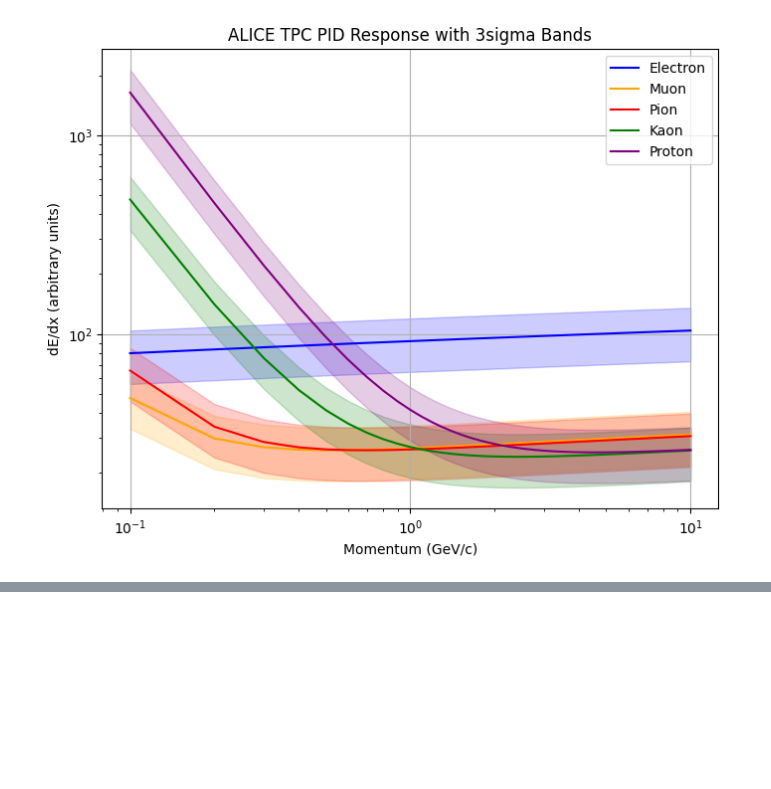
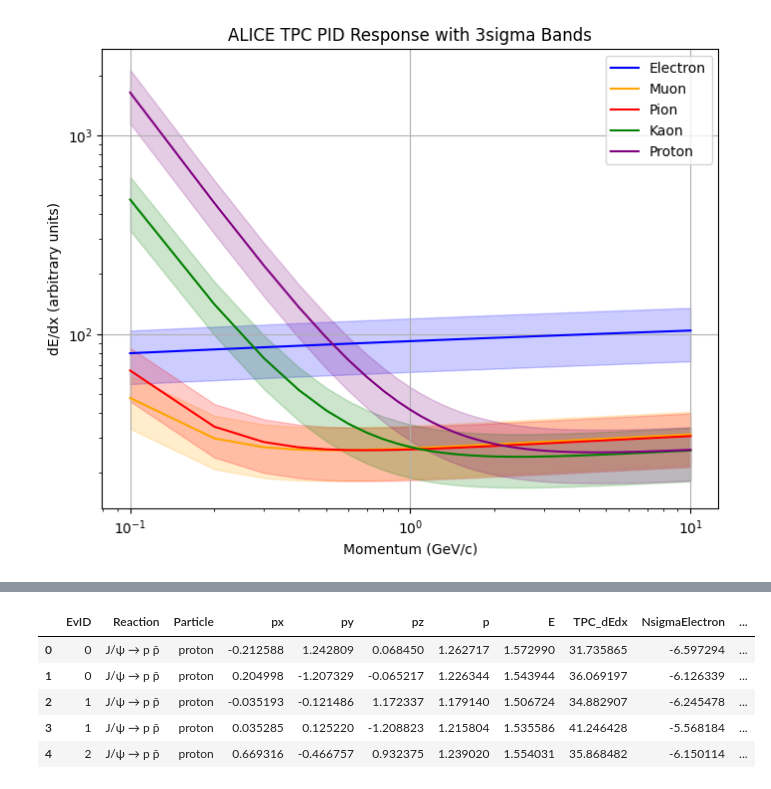
Before and after one commit to QuantumColibri/Exam-project, a Jupyter notebook: generation.ipynb, the cells around one changed output, grey strips where cells are left out. Saved outputs shown, nothing was run; the diff lists cells and outputs as text; code cells hidden in the pictures; blank space fills up the shorter version.

Commit message:
Dataset tables made and saved

```diff
--- a/generation.ipynb
+++ b/generation.ipynb
@@ -476,0 +641,11 @@ plot_tpc_pid_response_points(momentum_range)
+# %%
+df = generate_event_table(1000)
+
+df.head()
+# %% [output]
+|  | EvID | Reaction | Particle | px | py | pz | p | E | TPC_dEdx | NsigmaElectron | ... |
+| 0 | 0 | J/ψ → p p̄ | proton | -0.212588 | 1.242809 | 0.068450 | 1.262717 | 1.572990 | 31.735865 | -6.597294 | ... |
+| 1 | 0 | J/ψ → p p̄ | proton | 0.204998 | -1.207329 | -0.065217 | 1.226344 | 1.543944 | 36.069197 | -6.126339 | ... |
+| 2 | 1 | J/ψ → p p̄ | proton | -0.035193 | -0.121486 | 1.172337 | 1.179140 | 1.506724 | 34.882907 | -6.245478 | ... |
+| 3 | 1 | J/ψ → p p̄ | proton | 0.035285 | 0.125220 | -1.208823 | 1.215804 | 1.535586 | 41.246428 | -5.568184 | ... |
+| 4 | 2 | J/ψ → p p̄ | proton | 0.669316 | -0.466757 | 0.932375 | 1.239020 | 1.554031 | 35.868482 | -6.150114 | ... |
```
Also changed, not shown: parts of 12 cells of this notebook, 2 other files.
